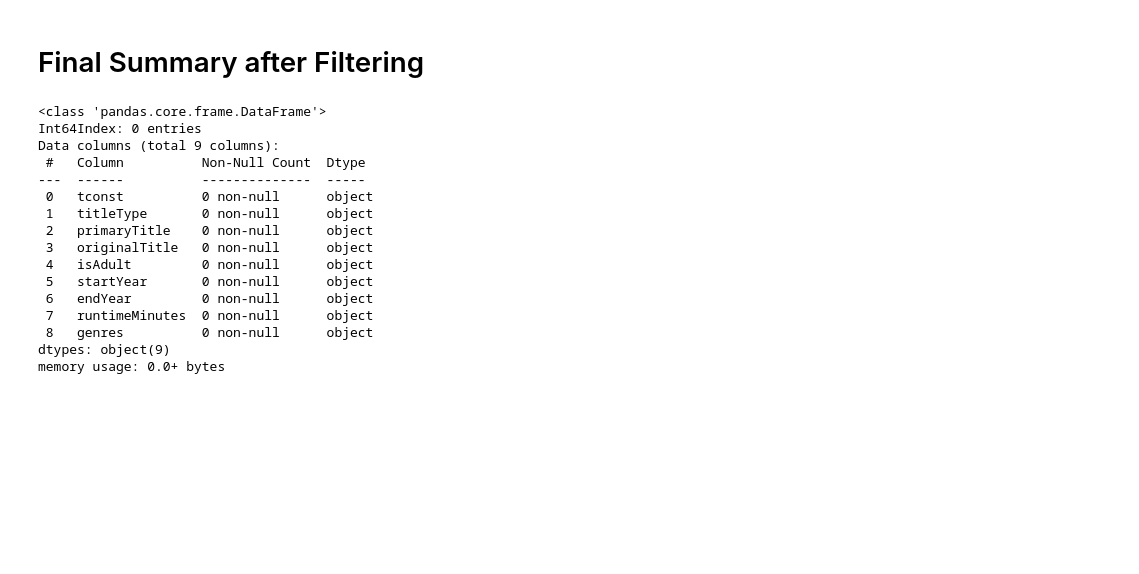
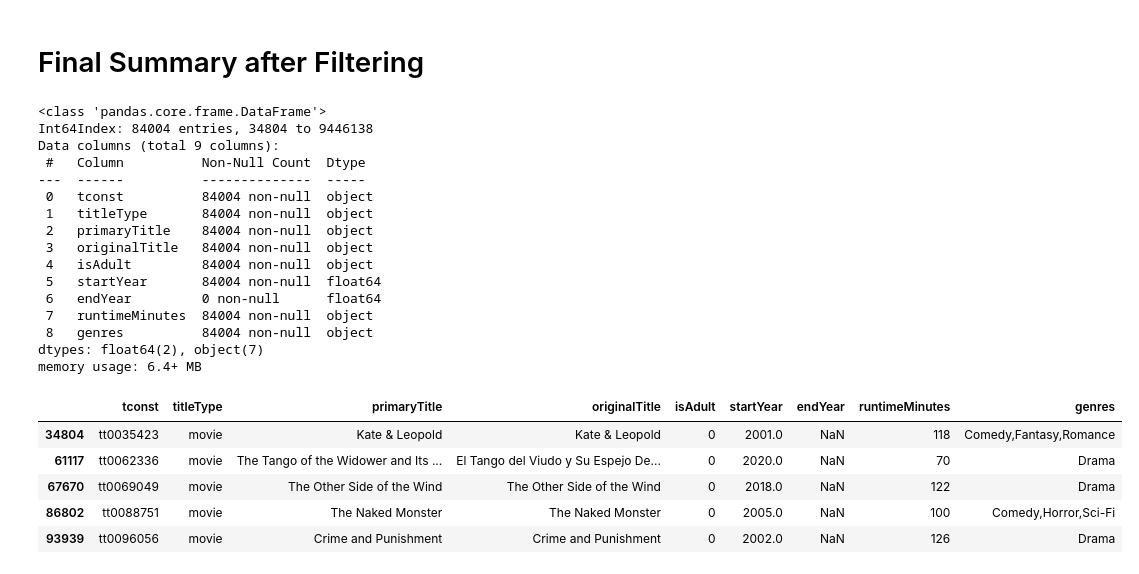
Before and after one commit to Gracey701/TMDB-Movies, a Jupyter notebook: Project 3.ipynb, the cells around one changed output. Drawn from its saved outputs; the diff is of its cells as text; code cells hidden in the pictures; blank space fills up the shorter version.

```diff
--- a/Project 3.ipynb
+++ b/Project 3.ipynb
@@ -151,22 +218,29 @@ ratings
 # Final Summary after Filtering
 # %%
 basics.info()
+basics.head()
 # %% [output]
 <class 'pandas.core.frame.DataFrame'>
-Int64Index: 0 entries
+Int64Index: 84004 entries, 34804 to 9446138
 Data columns (total 9 columns):
  #   Column          Non-Null Count  Dtype
 ---  ------          --------------  -----
- 0   tconst          0 non-null      object
- 1   titleType       0 non-null      object
- 2   primaryTitle    0 non-null      object
- 3   originalTitle   0 non-null      object
- 4   isAdult         0 non-null      object
- 5   startYear       0 non-null      object
- 6   endYear         0 non-null      object
- 7   runtimeMinutes  0 non-null      object
- 8   genres          0 non-null      object
-dtypes: object(9)
-memory usage: 0.0+ bytes
+ 0   tconst          84004 non-null  object
+ 1   titleType       84004 non-null  object
+ 2   primaryTitle    84004 non-null  object
+ 3   originalTitle   84004 non-null  object
+ 4   isAdult         84004 non-null  object
+ 5   startYear       84004 non-null  float64
+ 6   endYear         0 non-null      float64
+ 7   runtimeMinutes  84004 non-null  object
+ 8   genres          84004 non-null  object
+dtypes: float64(2), object(7)
+memory usage: 6.4+ MB
+|  | tconst | titleType | primaryTitle | originalTitle | isAdult | startYear | endYear | runtimeMinutes | genres |
+| 34804 | tt0035423 | movie | Kate & Leopold | Kate & Leopold | 0 | 2001.0 | NaN | 118 | Comedy,Fantasy,Romance |
+| 61117 | tt0062336 | movie | The Tango of the Widower and Its ... | El Tango del Viudo y Su Espejo De... | 0 | 2020.0 | NaN | 70 | Drama |
+| 67670 | tt0069049 | movie | The Other Side of the Wind | The Other Side of the Wind | 0 | 2018.0 | NaN | 122 | Drama |
+| 86802 | tt0088751 | movie | The Naked Monster | The Naked Monster | 0 | 2005.0 | NaN | 100 | Comedy,Horror,Sci-Fi |
+| 93939 | tt0096056 | movie | Crime and Punishment | Crime and Punishment | 0 | 2002.0 | NaN | 126 | Drama |
 # %%
 akas.info()
```
Also changed, not shown: parts of 15 cells of this notebook, 3 other files.
